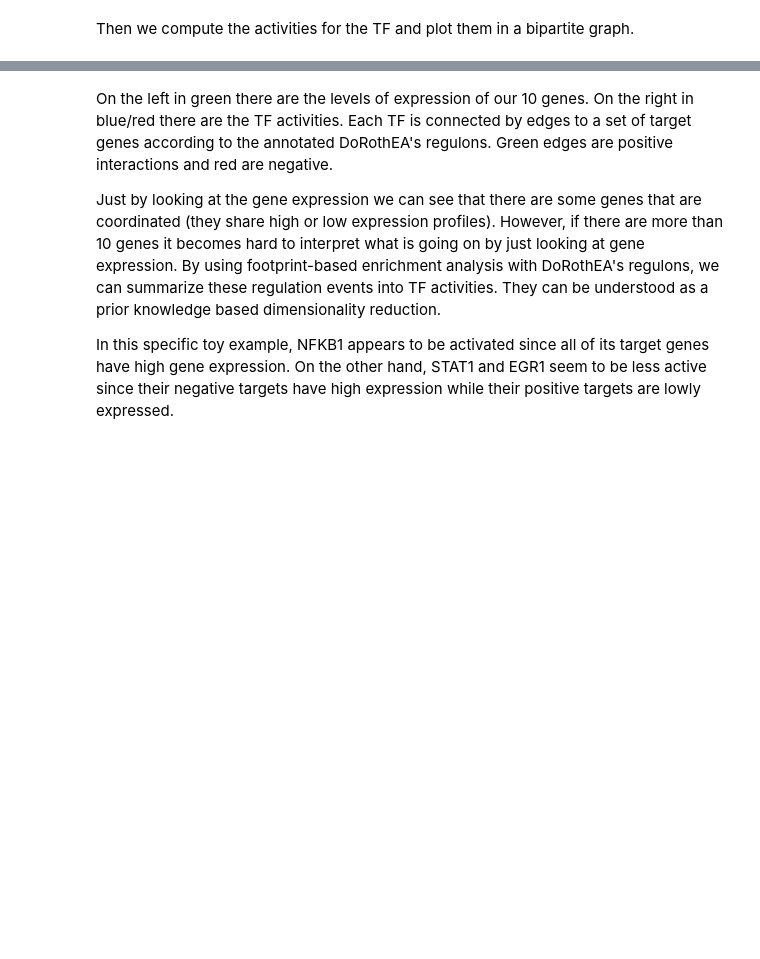
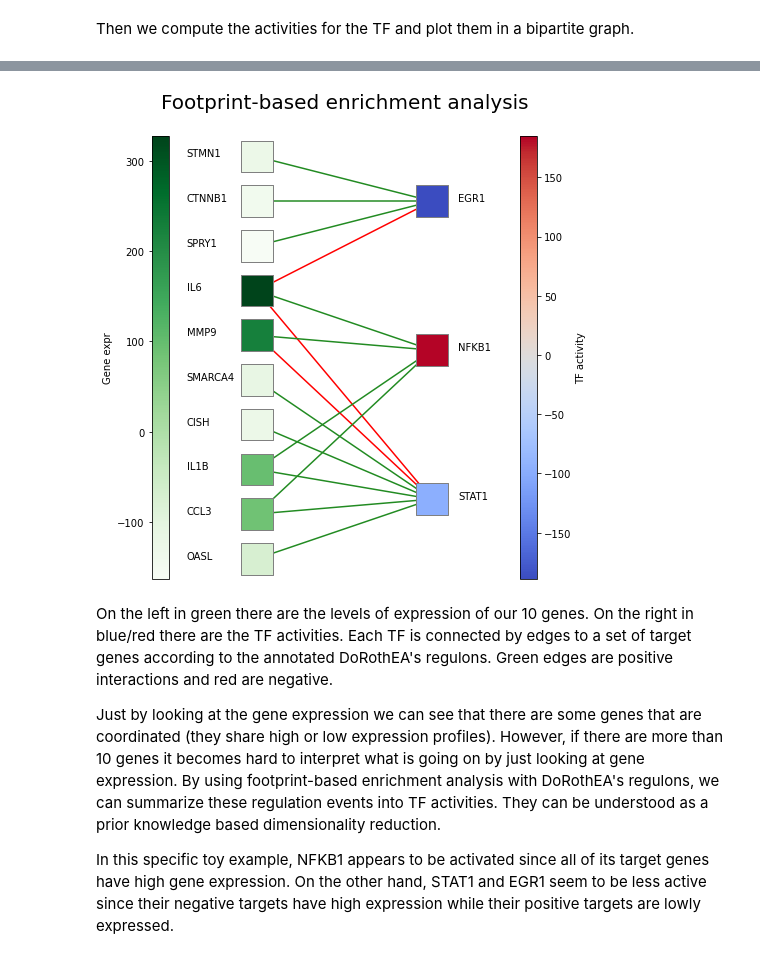
Before and after one commit to saezlab/dorothea-py, a Jupyter notebook: example/dorothea_introduction.ipynb, the cells around one changed output, grey strips where cells are left out. Drawn from its saved outputs; the diff is of its cells as text; code cells hidden in the pictures; blank space fills up the shorter version.

```diff
--- a/example/dorothea_introduction.ipynb
+++ b/example/dorothea_introduction.ipynb
@@ -198,3 +150,54 @@ plt.show()
+# %%
+# Create coords for plots
+g_coords = np.array([np.repeat(0, len(genes_lst)), np.arange(0, -len(genes_lst), -1)]).T
+t_coords = np.array([np.repeat(1, len(tfs_lst)), np.arange(-1, -len(genes_lst), -len(genes_lst)/len(tfs_lst))]).T
+
+# Center expression
+expr = expr - np.mean(expr)
+
+# Calculate TF activities
+tf_act = expr.T.dot(regulons.values) / np.sum(np.abs(regulons.values), axis=0)
+
+# Order edges
+pos_edg = []
+neg_edg = []
+for i,gene in enumerate(regulons.values):
+    for j,tf in enumerate(gene):
+        edg = [g_coords[i][1], t_coords[j][1]]
+        if tf > 0:
+            pos_edg.append(edg)
+        elif tf < 0:
+            neg_edg.append(edg)
+
+from mpl_toolkits.axes_grid1 import make_axes_locatable
+
+# Plot graph
+fig, ax = plt.subplots(1,1, figsize=(7,7), facecolor='white', tight_layout=True)
+ax.set_title('Footprint-based enrichment analysis', fontsize=20, y=1.05)
+ax.plot(np.array(neg_edg).T, color='red', zorder=1)
+ax.plot(np.array(pos_edg).T, color='forestgreen', zorder=1)
+gene_plot = ax.scatter(g_coords[:,0], g_coords[:,1], marker='s', s=1000, c=expr, cmap='Greens', zorder=2, edgecolor='gray')
+tf_plot = ax.scatter(t_coords[:,0], t_coords[:,1], marker='s', s=1000, c=tf_act, cmap='coolwarm', zorder=2, edgecolor='gray')
+ax.set_xlim(-0.5, 1.5)
+
+# Add gene/tf labels
+for i,g in enumerate(genes_lst):
+    ax.text(g_coords[i][0]-0.4, g_coords[i][1], g)
+for i,t in enumerate(tfs_lst):
+    ax.text(t_coords[i][0]+0.15, t_coords[i][1], t)
+
+# Format color bars
+divider = make_axes_locatable(ax)
+cax = divider.append_axes('left', size='5%', pad=0)
+fig.colorbar(gene_plot,cax,orientation='vertical', label='Gene expr')
+cax.yaxis.set_label_position('left')
+cax.yaxis.set_ticks_position('left')
+cax = divider.append_axes('right', size='5%', pad=0)
+fig.colorbar(tf_plot,cax,orientation='vertical', label='TF activity')
+ax.axis('off')
+plt.show()
+# %% [output]
+[figure, added]
 # %% [markdown]
 On the left in green there are the levels of expression of our 10 genes. On the right in blue/red there are the TF activities. Each TF is connected by edges to a set of target genes according to the annotated DoRothEA's regulons. Green edges are positive interactions and red are negative.
 
```
Also changed, not shown: parts of 5 cells of this notebook, 5 other files.
